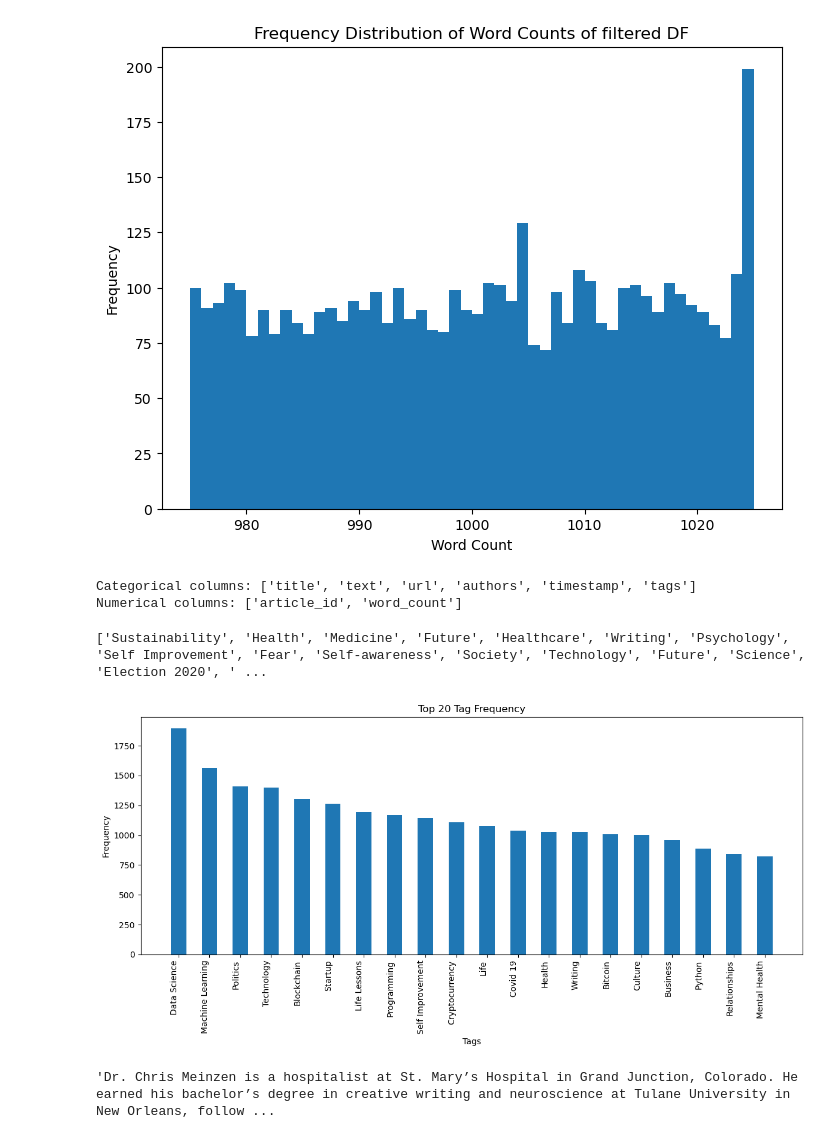
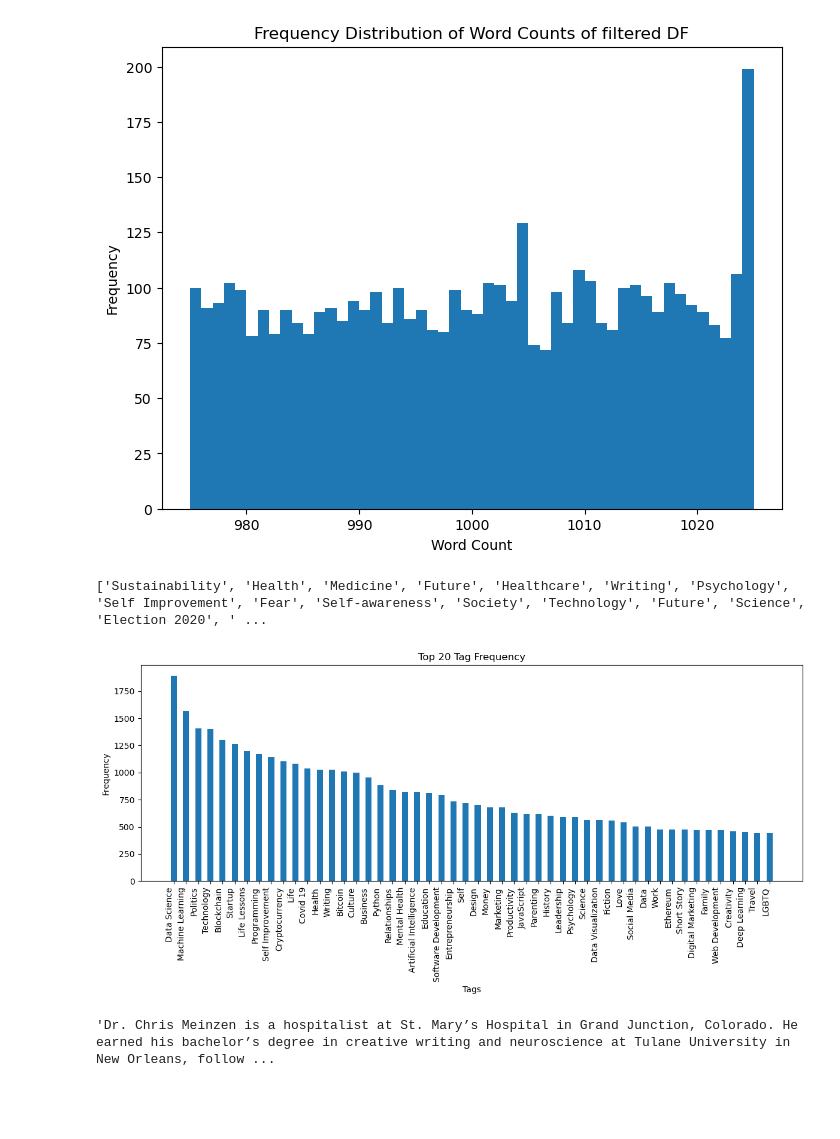
Before and after one commit to aaronomics/grad, a Jupyter notebook: news.ipynb, the cells around one changed output. Drawn from its saved outputs; the diff is of its cells as text; code cells hidden in the pictures; blank space fills up the shorter version.

```diff
--- a/news.ipynb
+++ b/news.ipynb
@@ -114,15 +71,6 @@ ax.set_ylabel('Frequency')
 plt.show()
 # %% [output]
 [figure]
-# %%
-cat_cols, num_cols = find_cat_num_cols(df_filtered)
-print("Categorical columns:", cat_cols)
-print("Numerical columns:", num_cols)
-
-# type(med_df['tags'][1])
-# %% [output]
-Categorical columns: ['title', 'text', 'url', 'authors', 'timestamp', 'tags']
-Numerical columns: ['article_id', 'word_count']
 # %%
 import ast
 
@@ -138,25 +86,25 @@ print(tags)
 # %%
 # Create a pandas series of the tag counts
 tag_counts = pd.Series(tags).value_counts(normalize=True)
 
 # Get the top 20 tags and their frequency
-top_tags = tag_counts.head(20)
+top_tags = tag_counts.head(50)
 top_tags_freq = (top_tags * len(df))
 
 # Filter out tags that occur very infrequently
 tag_counts = tag_counts[tag_counts >= 0.001]
 
 # Create the frequency plot
 fig, ax = plt.subplots(figsize=(12, 6))
 ax.bar(top_tags.index, top_tags_freq, width=0.5)
 ax.set_xticklabels(top_tags.index, rotation=90, ha='right')
 ax.set_title('Top 20 Tag Frequency')
 ax.set_xlabel('Tags')
 ax.set_ylabel('Frequency')
 plt.tight_layout()
 plt.show()
 # %% [output]
-[figure, old version]
+[figure, new version]
 # %%
 df_filtered['text'][0]
 # %% [output]
```
Also changed, not shown: parts of 23 cells of this notebook.
